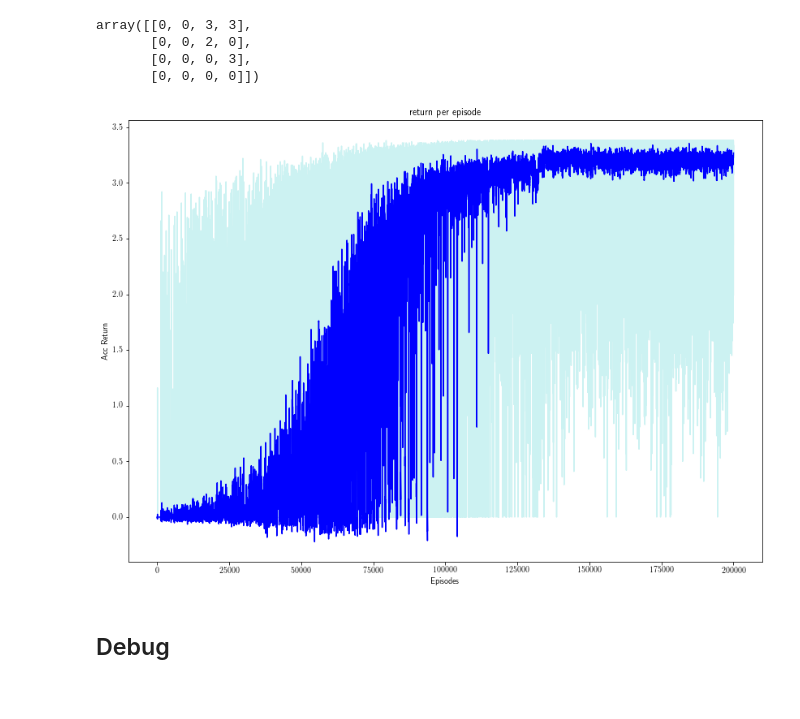
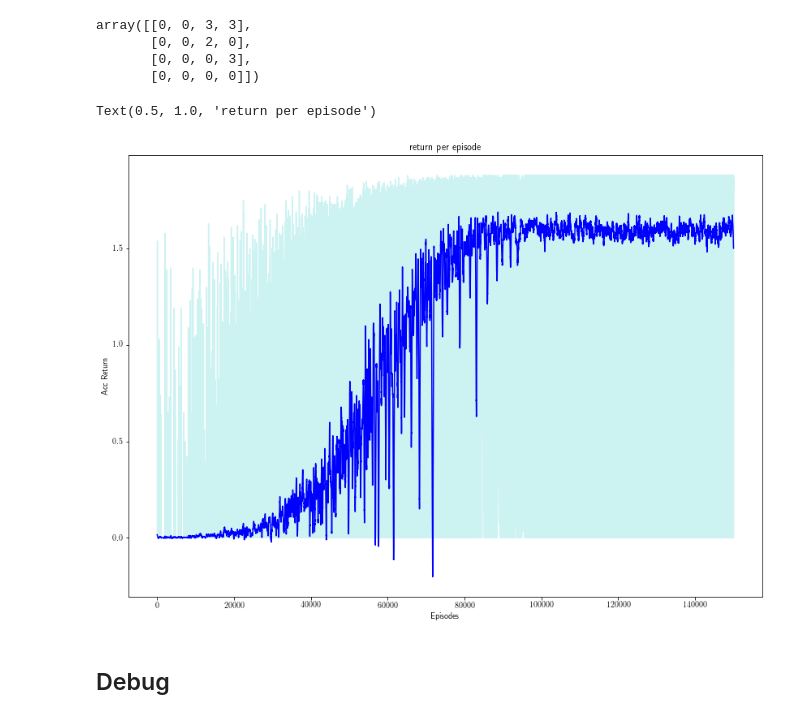
Before and after one commit to IngyN/macsrl, a Jupyter notebook: shared_oa_benchmark2.ipynb, the cells around one changed output. Saved outputs shown, nothing was run; the diff lists cells and outputs as text; code cells hidden in the pictures.

```diff
--- a/shared_oa_benchmark2.ipynb
+++ b/shared_oa_benchmark2.ipynb
@@ -30,6 +30,13 @@ label[7,2] = ('start2',)
 label[8,7] = ('g2',)
 label[2,7] = ('g1',)
 
-grid_mdp = GridMDP(shape=shape,structure=structure,label=label,figsize=12, p=0.8)
+rew_structure =  np.empty(shape,dtype=float)
+rew_structure.fill(0.0)
+rew_structure[4,4] = 2
+rew_structure[5,4] = 2
+rew_structure[2,7] = 10
+rew_structure[8,7] = 10
+
+grid_mdp = GridMDP(shape=shape,reward=rew_structure,structure=structure,label=label,figsize=12, p=0.8)
 grid_mdp.plot()
 # %% [output]
@@ -135,4 +149,4 @@ policies_b[0]
 # %% [markdown]
 ### shared oa QL + plotting
 # %%
-qval, ep_returns, trace = mcsrl.combined_qlearning(T=350, K=200000)
+qval, ep_returns, trace = mcsrl.combined_qlearning(T=200, K=150000)
@@ -192,18 +217,19 @@ from scipy.signal import savgol_filter
 # %%
 plt.figure(figsize=(14, 10))
 plt.plot( ep_returns[:,0], color='c', label='agent 0', alpha=0.2)
-yhat = savgol_filter(ep_returns[:,0], 101, 3) # window size 51, polynomial order 3
+yhat = savgol_filter(ep_returns[:,0], 501, 3) # window size 51, polynomial order 3
 # yhat2 = savgol_filter(ep_returns[:,1], 101, 3)
 plt.plot(yhat, color='b', label='smooth')
 # plt.plot(yhat2, color='g', label='smooth2')
 # plt.plot(np.arange(0, ep_returns.shape[0]), ep_returns[:,1], color='g',  label='agent 1')
 
 # Naming the x-axis, y-axis and the whole graph
 plt.xlabel("Episodes")
 plt.ylabel("Acc Return")
 plt.title("return per episode")
 # %% [output]
+Text(0.5, 1.0, 'return per episode')
-[figure, old version]
+[figure, new version]
 # %%
 trace.save('shared_oa_bench2_returns_df.csv')
 np.savetxt('shared_oa_bench2_returns.csv', ep_returns, delimiter=',')
```
Also changed, not shown: parts of 5 cells of this notebook, 32 other files.
